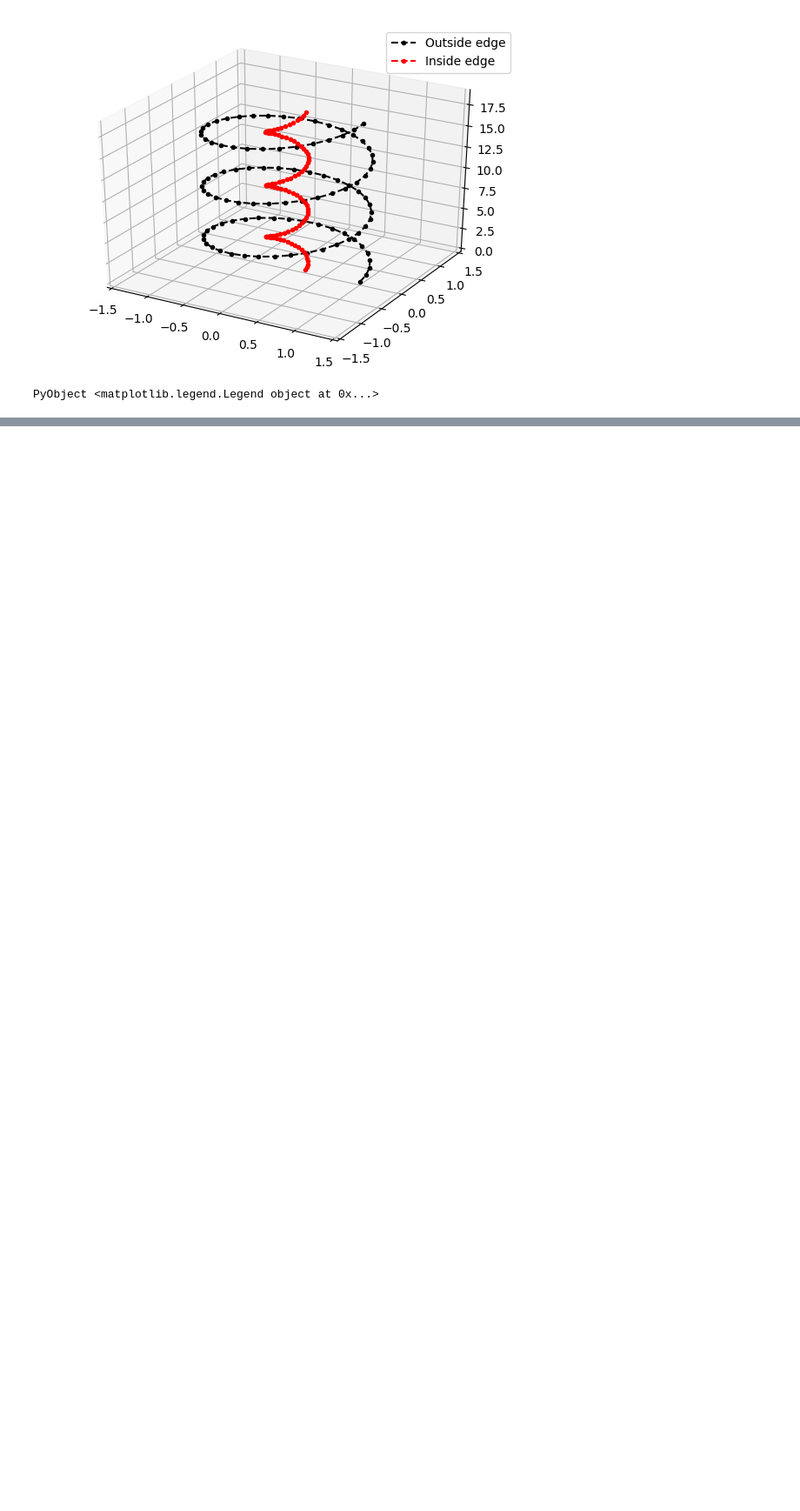
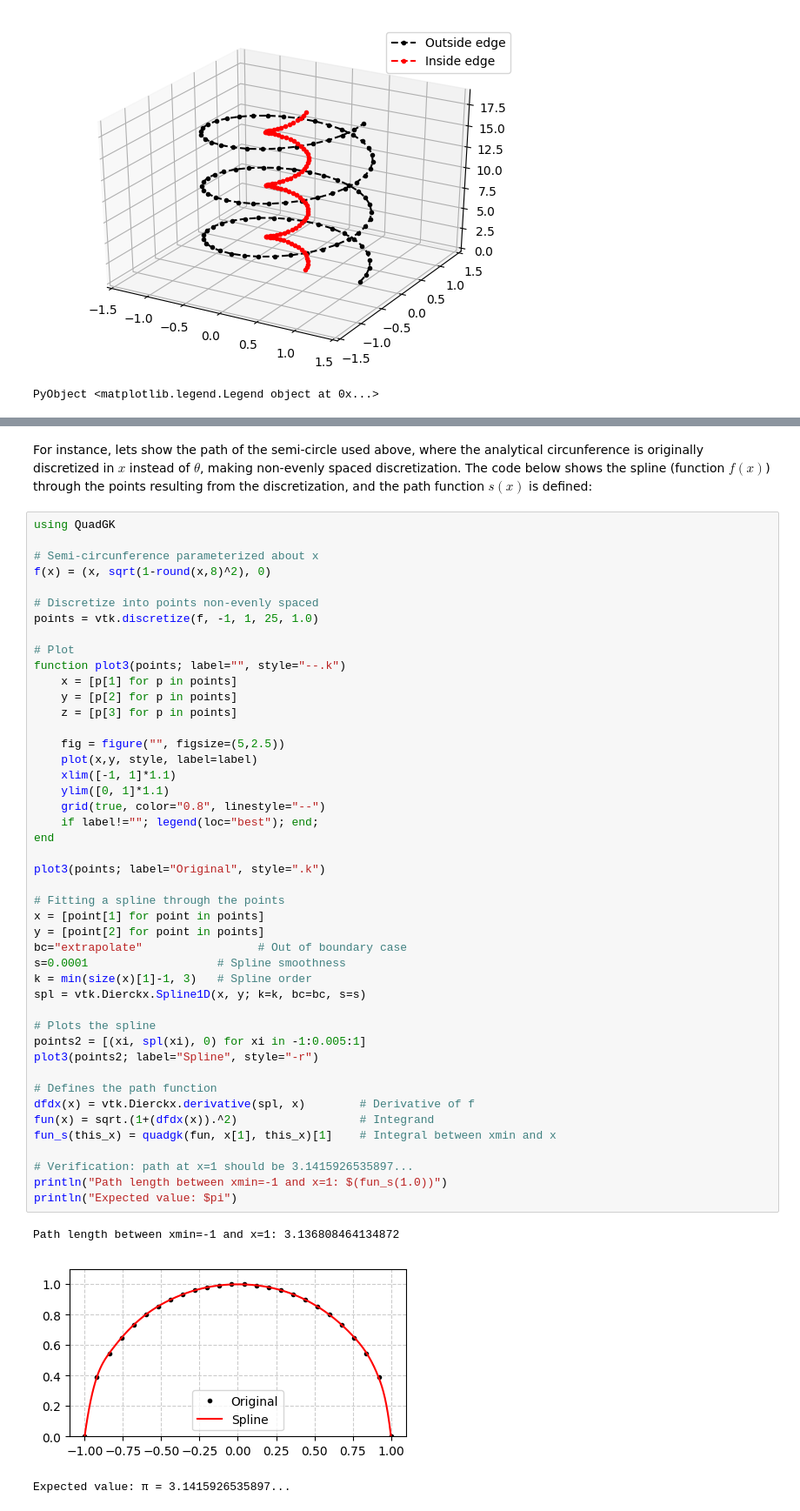
Before and after one commit to byuflowlab/GeometricTools.jl, a Jupyter notebook: docs/Documentation.ipynb, the cells around one changed output, grey strips where cells are left out. Shown: that part at 87% size. Saved outputs shown, nothing was run; the diff lists cells and outputs as text; blank space fills up the shorter version.

```diff
--- a/docs/Documentation.ipynb
+++ b/docs/Documentation.ipynb
@@ -149,0 +213,51 @@ PyObject <matplotlib.legend.Legend object at 0x...>
+# %% [markdown]
+For instance, lets show the path of the semi-circle used above, where the analytical circunference is originally discretized in $x$ instead of $\theta$, making non-evenly spaced discretization. The code below shows the spline (function $f(x)$) through the points resulting from the discretization, and the path function $s(x)$ is defined:
+# %%
+using QuadGK
+
+# Semi-circunference parameterized about x
+f(x) = (x, sqrt(1-round(x,8)^2), 0)
+
+# Discretize into points non-evenly spaced
+points = vtk.discretize(f, -1, 1, 25, 1.0)
+
+# Plot
+function plot3(points; label="", style="--.k")
+    x = [p[1] for p in points]
+    y = [p[2] for p in points]
+    z = [p[3] for p in points]
+
+    fig = figure("", figsize=(5,2.5))
+    plot(x,y, style, label=label)
+    xlim([-1, 1]*1.1)
+    ylim([0, 1]*1.1)
+    grid(true, color="0.8", linestyle="--")
+    if label!=""; legend(loc="best"); end;
+end
+
+plot3(points; label="Original", style=".k")
+
+# Fitting a spline through the points
+x = [point[1] for point in points]
+y = [point[2] for point in points]
+bc="extrapolate"                 # Out of boundary case
+s=0.0001                   # Spline smoothness
+k = min(size(x)[1]-1, 3)   # Spline order
+spl = vtk.Dierckx.Spline1D(x, y; k=k, bc=bc, s=s)
+
+# Plots the spline
+points2 = [(xi, spl(xi), 0) for xi in -1:0.005:1]
+plot3(points2; label="Spline", style="-r")
+
+# Defines the path function
+dfdx(x) = vtk.Dierckx.derivative(spl, x)        # Derivative of f
+fun(x) = sqrt.(1+(dfdx(x)).^2)                  # Integrand
+fun_s(this_x) = quadgk(fun, x[1], this_x)[1]    # Integral between xmin and x
+
+# Verification: path at x=1 should be 3.1415926535897...
+println("Path length between xmin=-1 and x=1: $(fun_s(1.0))")
+println("Expected value: $pi")
+# %% [output]
+Path length between xmin=-1 and x=1: 3.136808464134872
+[figure, added]
+Expected value: π = 3.1415926535897...
```
Also changed, not shown: parts of 23 cells of this notebook, 5 other files.
